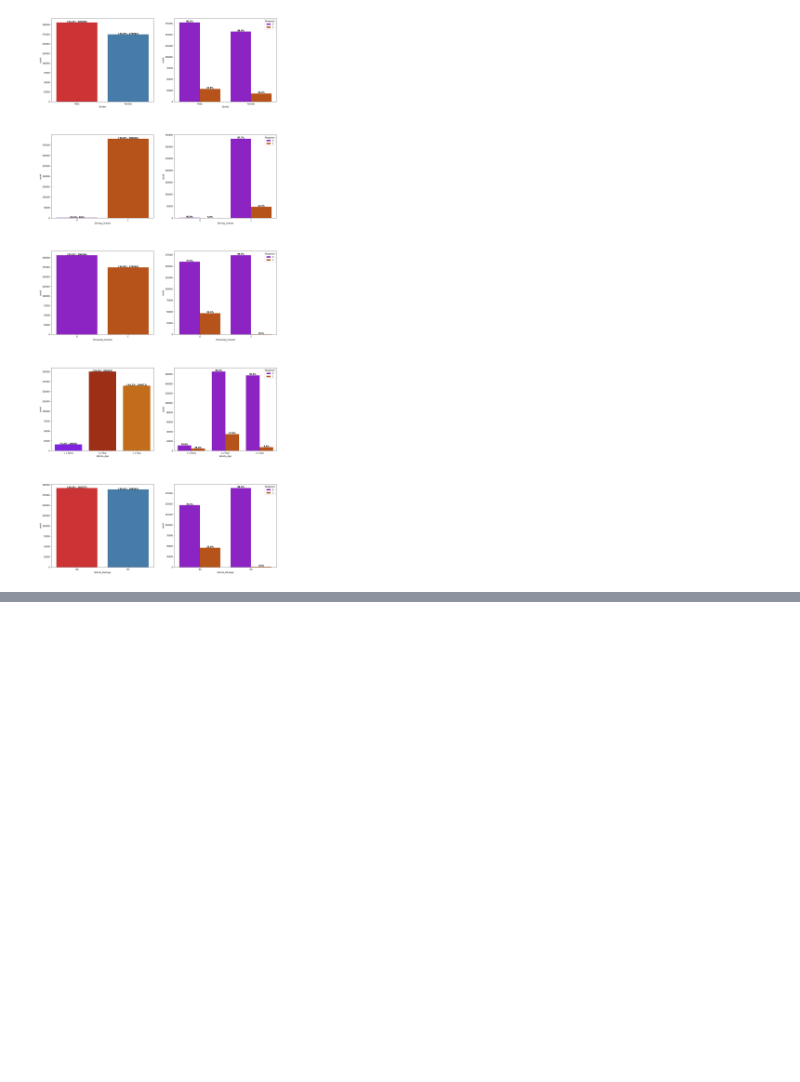
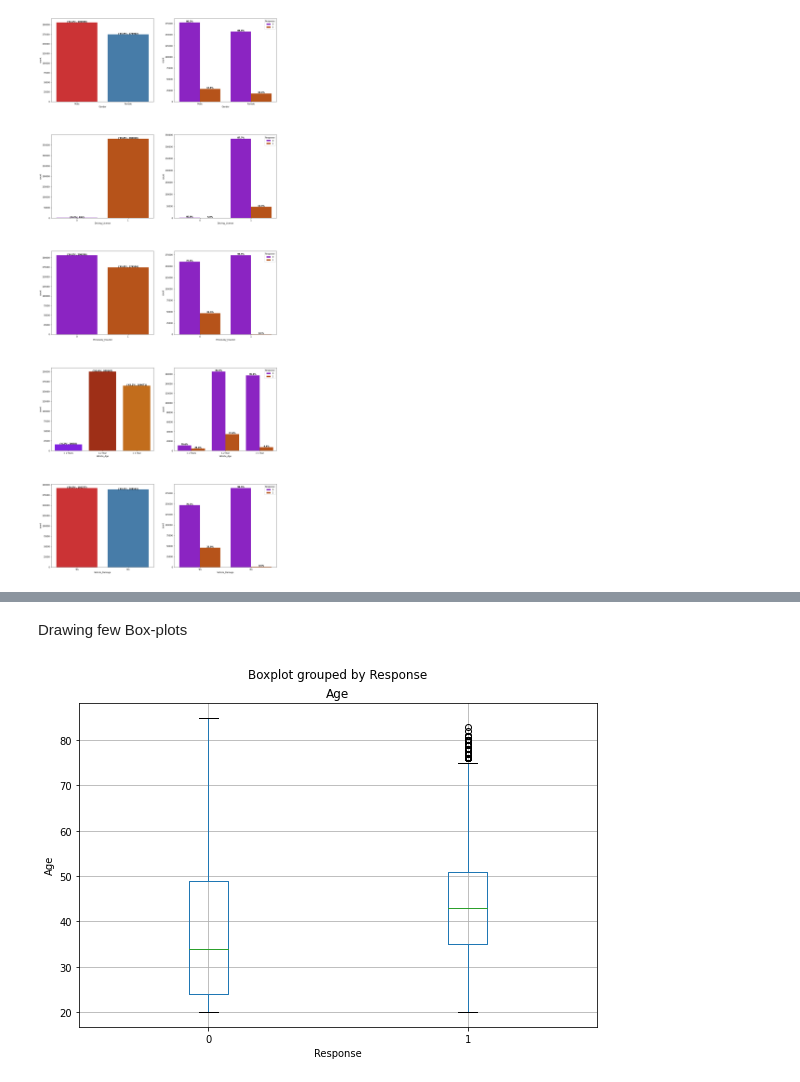
Before and after one commit to agrawalkunal2/insurance-cross_sell, a Jupyter notebook: HEALTH_INSURANCE_CROSS_SELL_PREDICTION.ipynb, the cells around one changed output, grey strips where cells are left out. Cells and saved outputs as stored; diff of their text form; code cells hidden in the pictures; blank space fills up the shorter version.

```diff
--- a/HEALTH_INSURANCE_CROSS_SELL_PREDICTION.ipynb
+++ b/HEALTH_INSURANCE_CROSS_SELL_PREDICTION.ipynb
@@ -324,0 +415,10 @@ with_hue(data,"Vehicle_Damage",e2)
+# %% [markdown]
+Drawing few Box-plots
+# %%
+fig = plt.figure(figsize=(9, 6))
+ax = fig.gca()
+data.boxplot(column = 'Age', by = 'Response', ax = ax)
+ax.set_ylabel("Age")
+plt.show()
+# %% [output]
+[figure, added]
```
Also changed, not shown: parts of 55 cells of this notebook.
